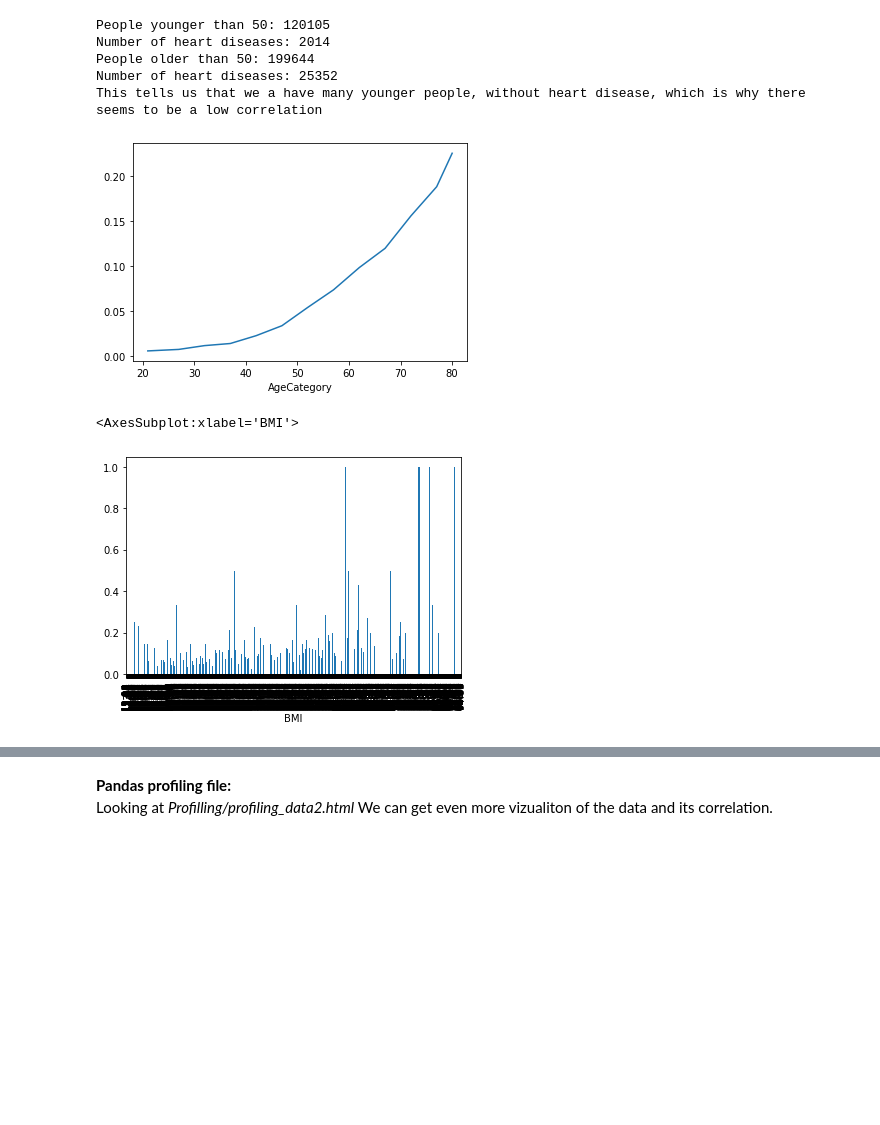
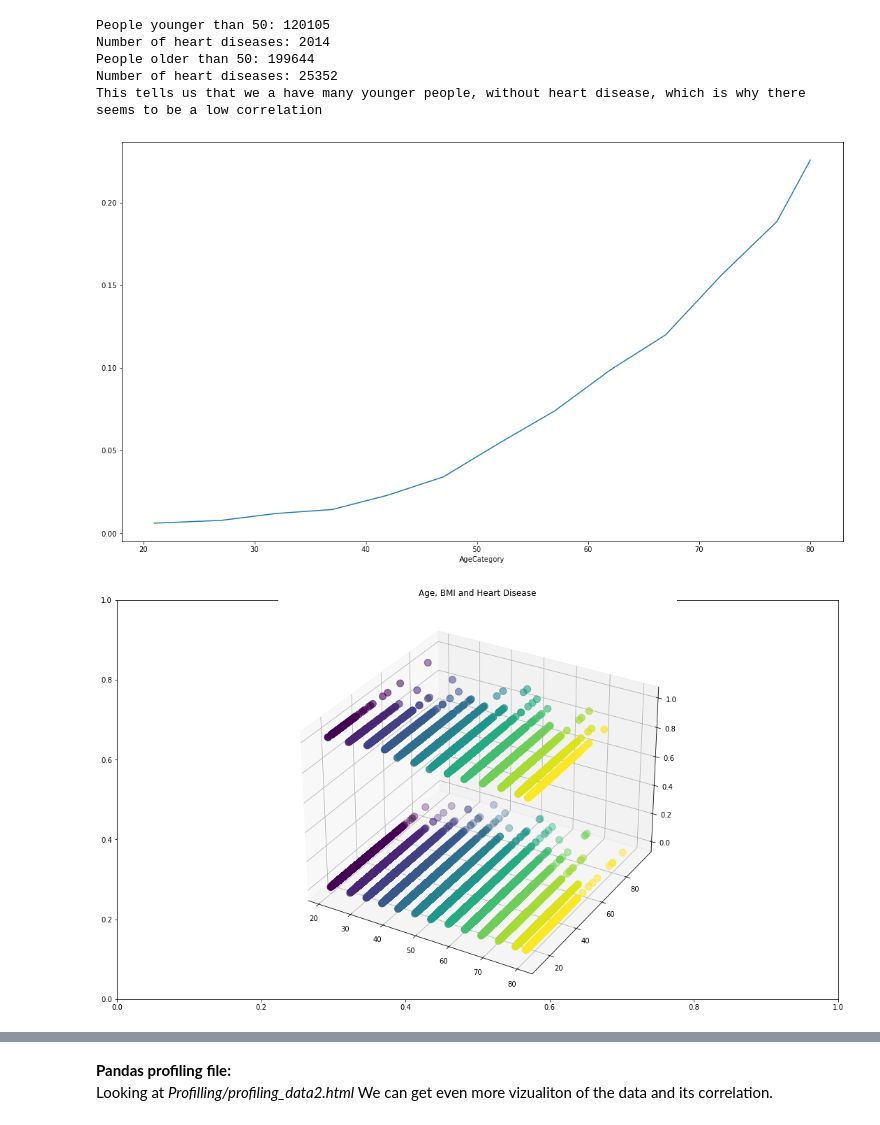
Before and after one commit to SebastianBentley/DSExam2022, a Jupyter notebook: Data2.ipynb, the cells around one changed output, grey strips where cells are left out. Drawn from its saved outputs; the diff is of its cells as text; code cells hidden in the pictures; blank space fills up the shorter version.

```diff
--- a/Data2.ipynb
+++ b/Data2.ipynb
@@ -231,14 +231,20 @@ Number of heart diseases: 2014
 People older than 50: 199644
 Number of heart diseases: 25352
 This tells us that we a have many younger people, without heart disease, which is why there seems to be a low correlation
-# %%
-age_chart = p_df.groupby('AgeCategory')['HeartDisease'].mean().plot(kind='line')
-fig = age_chart.get_figure()
-fig.savefig('images/ageChart.png')
-# %% [output]
-[figure, removed]
-# %%
-p_df.groupby('BMI')['HeartDisease'].mean().plot(kind='bar')
-# %% [output]
-<AxesSubplot:xlabel='BMI'>
-[figure, removed]
+# %%
+age_chart = p_df.groupby('AgeCategory')['HeartDisease'].mean().plot(kind='line')
+fig = age_chart.get_figure()
+fig.figure.set_size_inches(18.5, 10.5)
+fig.savefig('images/ageChart.png')
+# %% [output]
+[figure, added]
+# %%
+fig = plt.figure()
+plt.title('Age, BMI and Heart Disease')
+ax = fig.add_subplot(111, projection='3d')
+ax.scatter(p_df.AgeCategory, p_df.BMI, p_df.HeartDisease, marker='o', c=p_df.AgeCategory, s=100)
+ax.figure.set_size_inches(18.5, 10.5)
+plt.savefig('images/BMIAgeHeart.png')
+plt.show()
+# %% [output]
+[figure, added]
```
Also changed, not shown: parts of 2 cells of this notebook, 2 other files.
